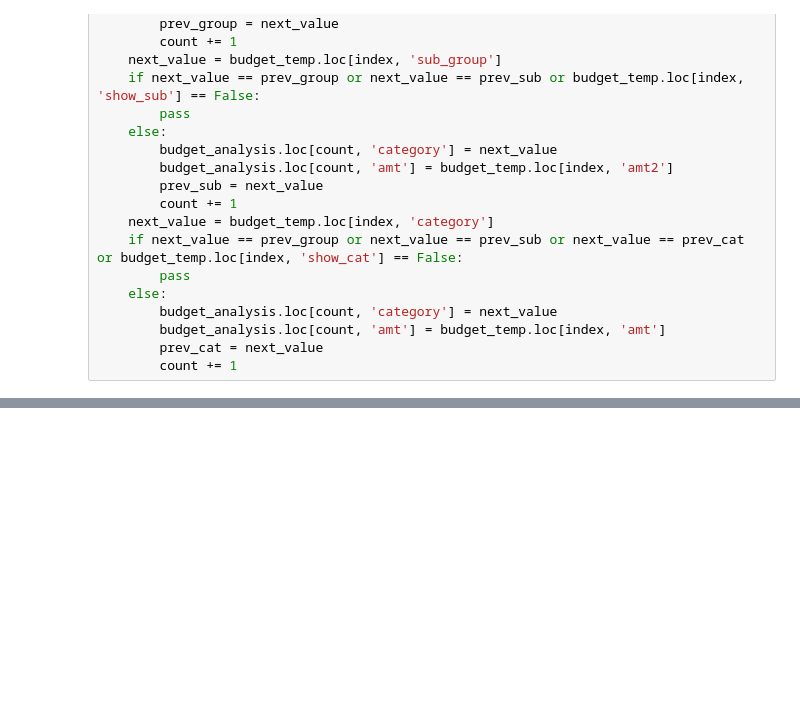
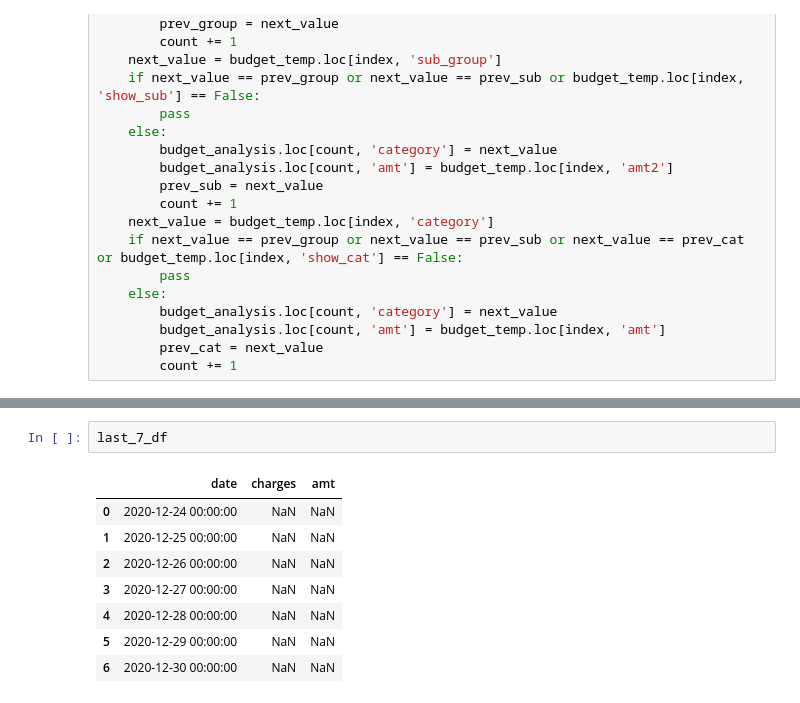
Before and after one commit to TrellixVulnTeam/budget_IX2A, a Jupyter notebook: test.ipynb, the cells around one changed output, grey strips where cells are left out. Drawn from its saved outputs; the diff is of its cells as text; blank space fills up the shorter version.

```diff
--- a/test.ipynb
+++ b/test.ipynb
@@ -160,0 +220,11 @@ budget_analysis.to_csv('test.csv')
+# %%
+last_7_df
+# %% [output]
+|  | date | charges | amt |
+| 0 | 2020-12-24 00:00:00 | NaN | NaN |
+| 1 | 2020-12-25 00:00:00 | NaN | NaN |
+| 2 | 2020-12-26 00:00:00 | NaN | NaN |
+| 3 | 2020-12-27 00:00:00 | NaN | NaN |
+| 4 | 2020-12-28 00:00:00 | NaN | NaN |
+| 5 | 2020-12-29 00:00:00 | NaN | NaN |
+| 6 | 2020-12-30 00:00:00 | NaN | NaN |
```
Also changed, not shown: parts of 13 cells of this notebook, 5 other files.
